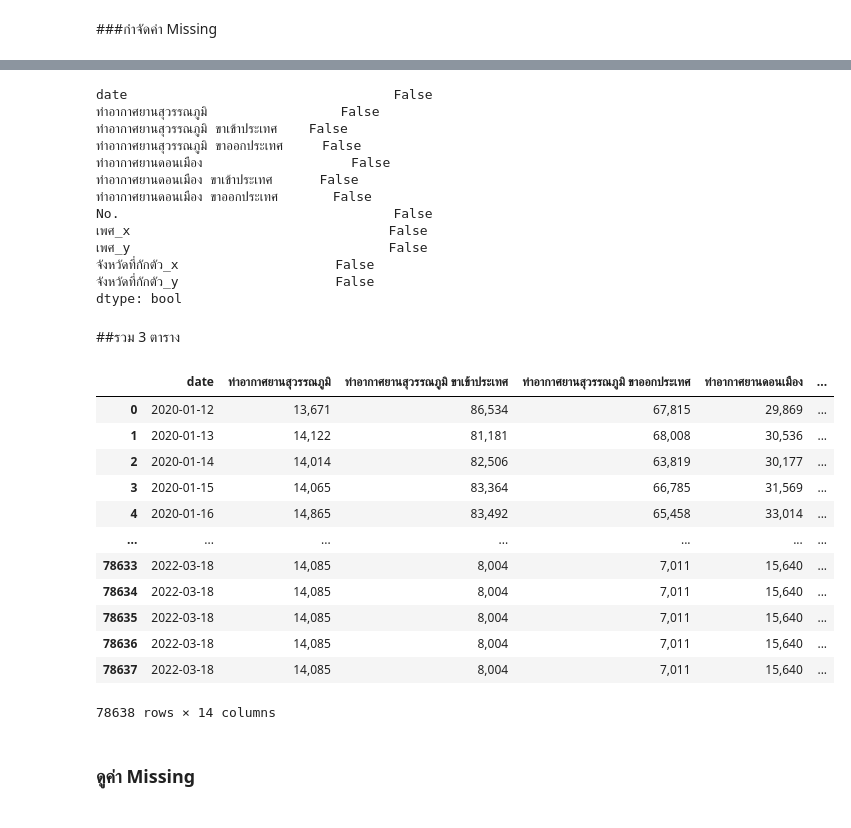
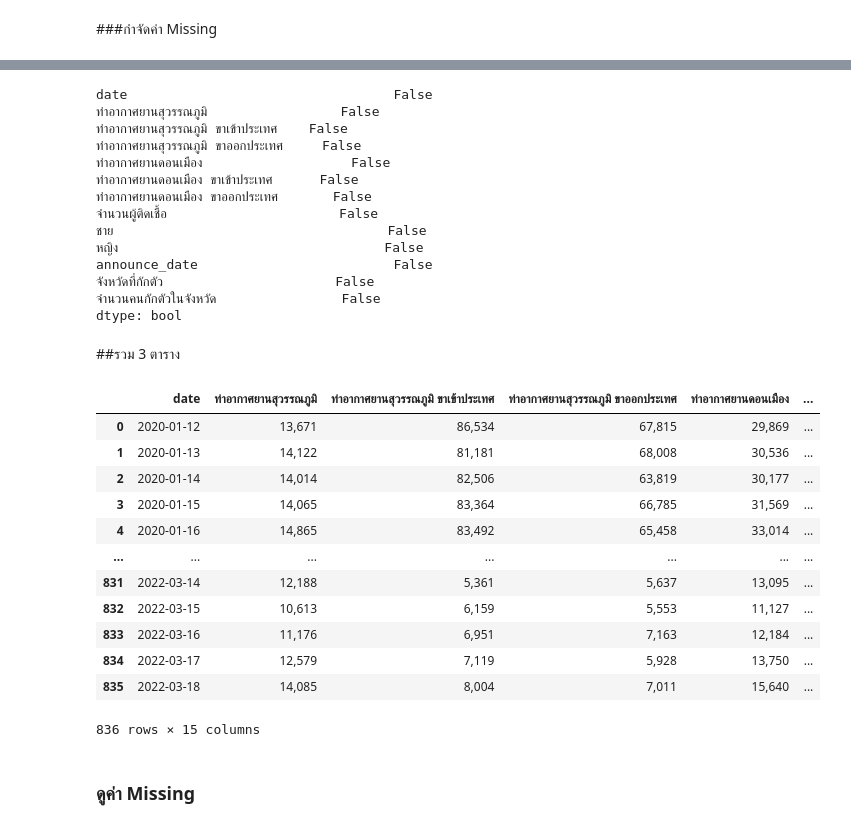
Before and after one commit to Benza1611/data_viz_2022, a Jupyter notebook: Project.ipynb, the cells around one changed output, grey strips where cells are left out. Cells and saved outputs as stored; diff of their text form; code cells hidden in the pictures.

```diff
--- a/Project.ipynb
+++ b/Project.ipynb
@@ -556,0 +578,3 @@ data1 ##เรียกดูตาราง
+# %%
+data2 = data1.merge(A1,how='left',left_on='date',right_on='announce_date') #ทำการเชื่อมตาราง 2 ตาราง คือ data1 และ tv
+data2 ##เรียกดูตาราง
@@ -556,0 +595,3 @@ data1 ##เรียกดูตาราง
+# %%
+data3 = data2.merge(A2,how='left',left_on='date',right_on='announce_date') #ทำการเชื่อมตาราง 2 ตาราง คือ data1 และ tv
+data3 ##เรียกดูตาราง
@@ -556,0 +612,3 @@ data1 ##เรียกดูตาราง
+# %%
+data4 = data3.merge(A5,how='left',left_on='date',right_on='announce_date') #ทำการเชื่อมตาราง 2 ตาราง คือ data1 และ tv
+data4 ##เรียกดูตาราง
@@ -595,0 +650,6 @@ data1
+# %%
+data4[['จำนวนผู้ติดเชื้อ']] = data4[['จำนวนผู้ติดเชื้อ']].fillna('0') ##แทนค่า NaN  เป็น 0
+data4[['ชาย']] = data4[['ชาย']].fillna('0') ##แทนค่า NaN  เป็น 0
+data4[['หญิง']] = data4[['หญิง']].fillna('0') ##แทนค่า NaN  เป็น 0
+data4[['จำนวนคนกักตัวในจังหวัด']] = data4[['จำนวนคนกักตัวในจังหวัด']].fillna('0') ##แทนค่า NaN  เป็น 0
+data4 = data4.fillna('ไม่ระบุ') ##แทนค่า NaN เป็น ไม่ระบุ
@@ -596,5 +672,5 @@ data1
 # %%
-data1.isnull().any() ##ดูค่า Missing ของข้อมูล
+data4.isnull().any() ##ดูค่า Missing ของข้อมูล
 # %% [output]
 date                                  False
 ท่าอากาศยานสุวรรณภูมิ                 False
@@ -603,31 +679,32 @@ date                                  False
 ท่าอากาศยานดอนเมือง                   False
 ท่าอากาศยานดอนเมือง ขาเข้าประเทศ      False
 ท่าอากาศยานดอนเมือง ขาออกประเทศ       False
-No.                                   False
-เพศ_x                                 False
-เพศ_y                                 False
-จังหวัดที่กักตัว_x                    False
-จังหวัดที่กักตัว_y                    False
+จำนวนผู้ติดเชื้อ                      False
+ชาย                                   False
+หญิง                                  False
+announce_date                         False
+จังหวัดที่กักตัว                      False
+จำนวนคนกักตัวในจังหวัด                False
 dtype: bool
 # %% [markdown]
 ##รวม 3 ตาราง
 # %%
-Project = data1.merge(data_t,how='left',left_on='จังหวัดที่กักตัว_x',right_on='จังหวัด') #ทำการเชื่อมตาราง 2 ตาราง คือ data1 และ tv
+Project = data4.merge(data_t,how='left',left_on='จังหวัดที่กักตัว',right_on='จังหวัด') #ทำการเชื่อมตาราง 2 ตาราง คือ data1 และ tv
 Project ##เรียกดูตาราง
 # %% [output]
 |  | date | ท่าอากาศยานสุวรรณภูมิ | ท่าอากาศยานสุวรรณภูมิ ขาเข้าประเทศ | ท่าอากาศยานสุวรรณภูมิ ขาออกประเทศ | ท่าอากาศยานดอนเมือง | ... |
 | 0 | 2020-01-12 | 13,671 | 86,534 | 67,815 | 29,869 | ... |
 | 1 | 2020-01-13 | 14,122 | 81,181 | 68,008 | 30,536 | ... |
 | 2 | 2020-01-14 | 14,014 | 82,506 | 63,819 | 30,177 | ... |
 | 3 | 2020-01-15 | 14,065 | 83,364 | 66,785 | 31,569 | ... |
 | 4 | 2020-01-16 | 14,865 | 83,492 | 65,458 | 33,014 | ... |
 | ... | ... | ... | ... | ... | ... | ... |
-| 78633 | 2022-03-18 | 14,085 | 8,004 | 7,011 | 15,640 | ... |
-| 78634 | 2022-03-18 | 14,085 | 8,004 | 7,011 | 15,640 | ... |
-| 78635 | 2022-03-18 | 14,085 | 8,004 | 7,011 | 15,640 | ... |
-| 78636 | 2022-03-18 | 14,085 | 8,004 | 7,011 | 15,640 | ... |
-| 78637 | 2022-03-18 | 14,085 | 8,004 | 7,011 | 15,640 | ... |
+| 831 | 2022-03-14 | 12,188 | 5,361 | 5,637 | 13,095 | ... |
+| 832 | 2022-03-15 | 10,613 | 6,159 | 5,553 | 11,127 | ... |
+| 833 | 2022-03-16 | 11,176 | 6,951 | 7,163 | 12,184 | ... |
+| 834 | 2022-03-17 | 12,579 | 7,119 | 5,928 | 13,750 | ... |
+| 835 | 2022-03-18 | 14,085 | 8,004 | 7,011 | 15,640 | ... |
-78638 rows × 14 columns
+836 rows × 15 columns
 # %% [markdown]
 ### ดูค่า Missing
 # %%
```
Also changed, not shown: parts of 42 cells of this notebook.
